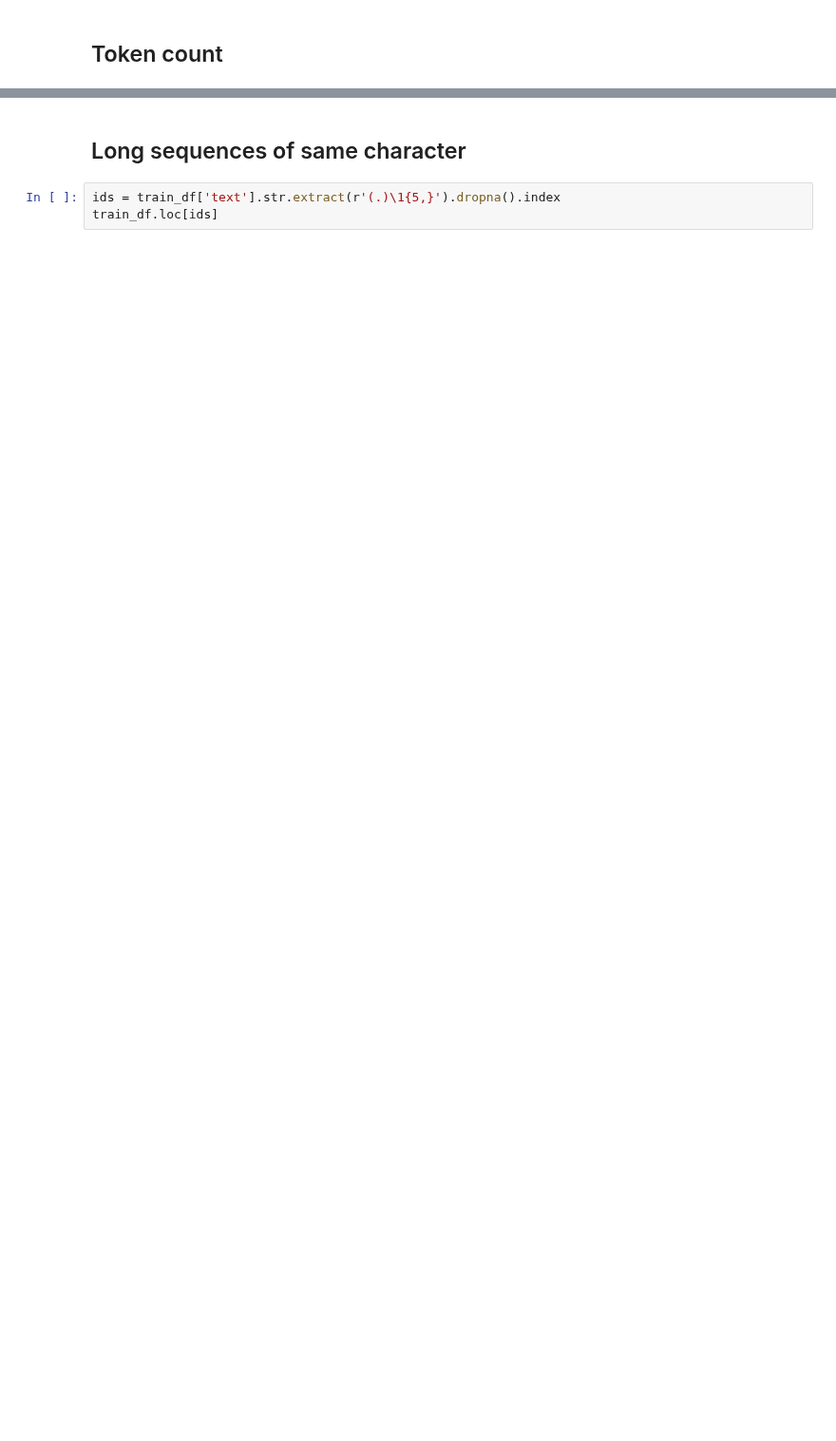
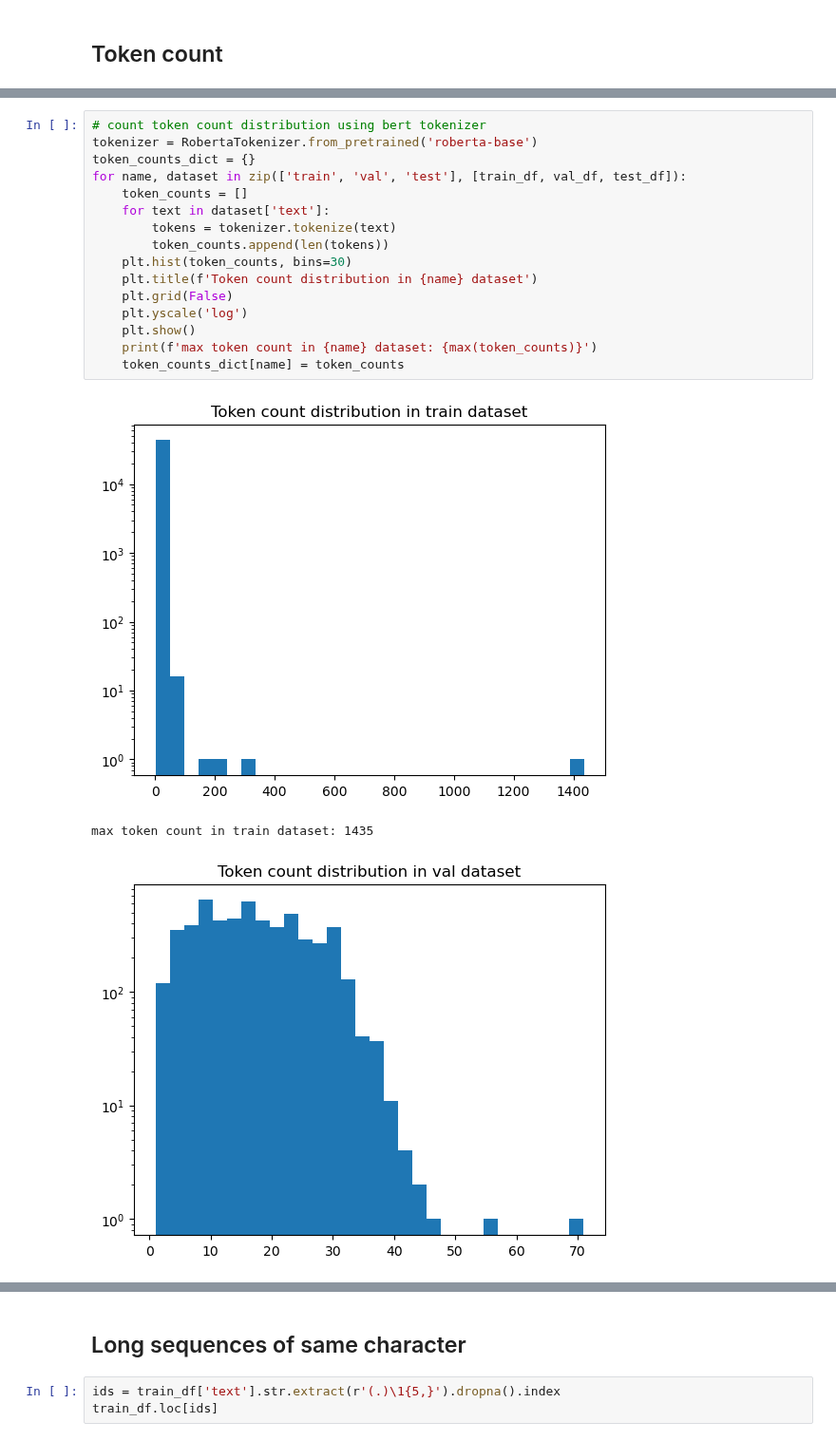
Before and after one commit to Nsivaa/HLT, a Jupyter notebook: GoEmotions_data_exploration.ipynb, the cells around one changed output, grey strips where cells are left out. Shown at 95% size. Saved outputs shown, nothing was run; the diff lists cells and outputs as text; blank space fills up the shorter version.

```diff
--- a/GoEmotions_data_exploration.ipynb
+++ b/GoEmotions_data_exploration.ipynb
@@ -303,0 +323,20 @@ max token count in test dataset: 110
+# %%
+# count token count distribution using bert tokenizer
+tokenizer = RobertaTokenizer.from_pretrained('roberta-base')
+token_counts_dict = {}
+for name, dataset in zip(['train', 'val', 'test'], [train_df, val_df, test_df]):
+    token_counts = []
+    for text in dataset['text']:
+        tokens = tokenizer.tokenize(text)
+        token_counts.append(len(tokens))
+    plt.hist(token_counts, bins=30)
+    plt.title(f'Token count distribution in {name} dataset')
+    plt.grid(False)
+    plt.yscale('log')
+    plt.show()
+    print(f'max token count in {name} dataset: {max(token_counts)}')
+    token_counts_dict[name] = token_counts
+# %% [output]
+[figure, added]
+max token count in train dataset: 1435
+[figure, added]
```
Also changed, not shown: parts of 8 cells of this notebook, 10 other files.
